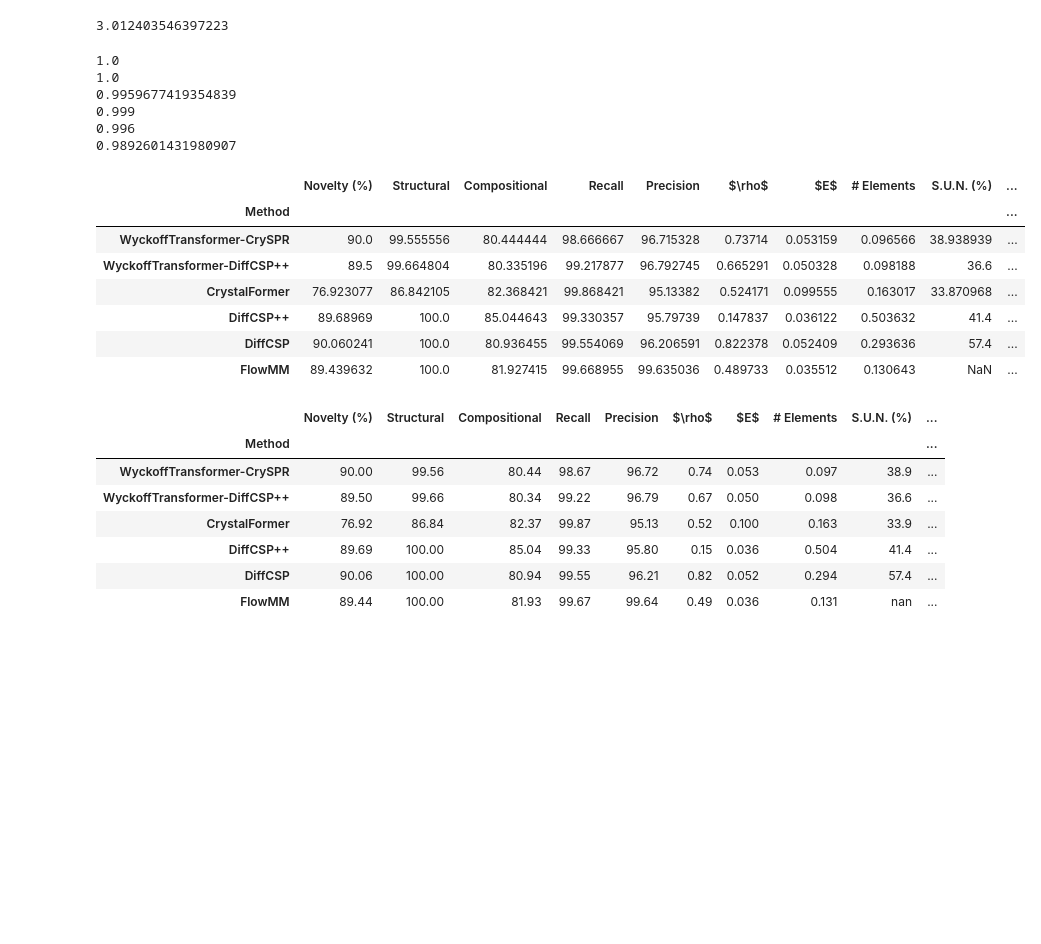
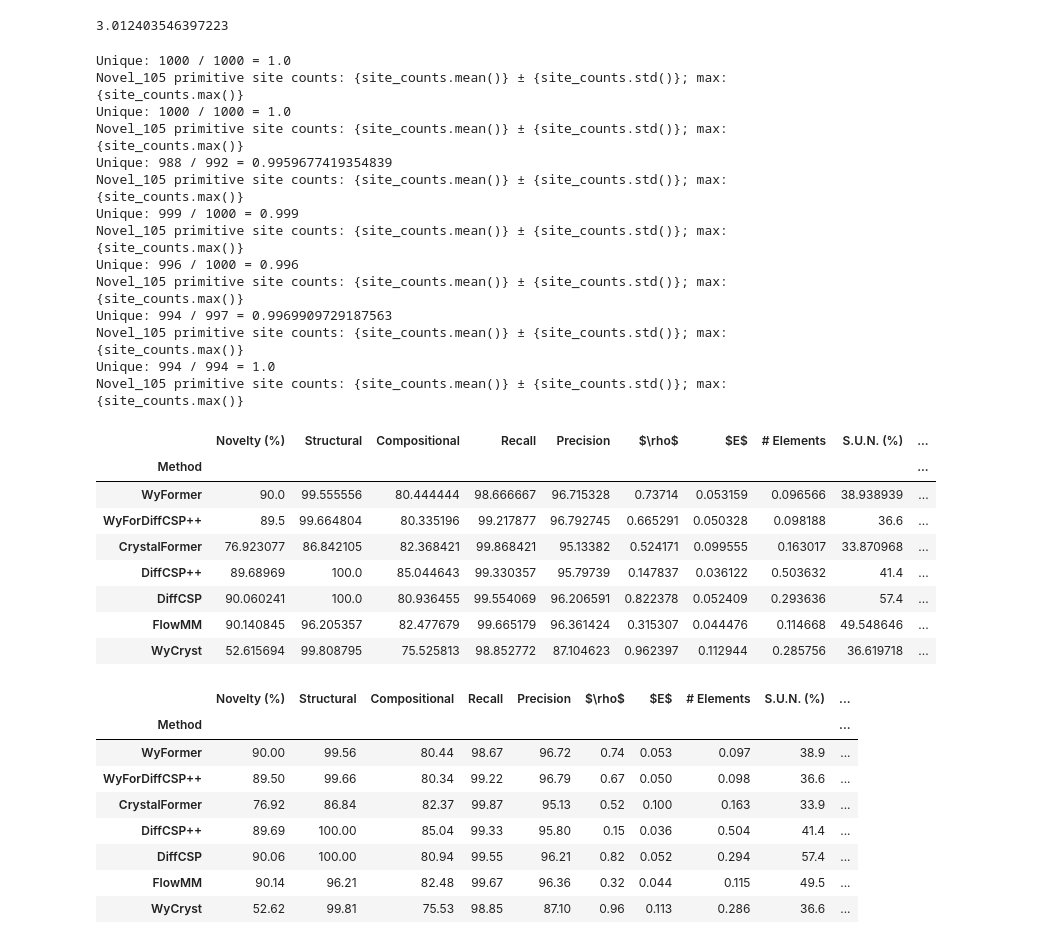
Before and after one commit to kedhip/WyckoffTransformer, a Jupyter notebook: MP_20_paper_eval.ipynb, the cells around one changed output. Saved outputs shown, nothing was run; the diff lists cells and outputs as text; code cells hidden in the pictures; blank space fills up the shorter version.

Commit message:
Novel data

```diff
--- a/MP_20_paper_eval.ipynb
+++ b/MP_20_paper_eval.ipynb
@@ -7,18 +15,27 @@ from evaluation.novelty import NoveltyFilter, filter_by_unique_structure
 # %%
 datasets = {
     #"WyckoffTransformer-raw": ("WyckoffTransformer",),
-    #"WyckoffTransformer-CrySPR": ("WyckoffTransformer", "CrySPR", "CHGNet_fix_release"),
-    #"WyckoffTransformer-DiffCSP++": ("WyckoffTransformer", "DiffCSP++", "CHGNet_fix"),
+    "WyFormer": ("WyckoffTransformer", "CrySPR", "CHGNet_fix_release"),
+    "WyForDiffCSP++": ("WyckoffTransformer", "DiffCSP++", "CHGNet_fix"),
     #"WyckoffTransformer-free": ("WyckoffTransformer", "CrySPR", "CHGNet_free"),
-    #"CrystalFormer": ("CrystalFormer", "CHGNet_fix_release"),
+    "CrystalFormer": ("CrystalFormer", "CHGNet_fix_release"),
     #"DiffCSP++ raw": ("DiffCSP++",),
-    #"DiffCSP++": ("DiffCSP++", "CHGNet_fix_release"),
-    #"DiffCSP": ("DiffCSP", "CHGNet_fix"),
+    "DiffCSP++": ("DiffCSP++", "CHGNet_fix_release"),
+    "DiffCSP": ("DiffCSP", "CHGNet_fix"),
     "FlowMM": ("FlowMM", "CHGNet_fix"),
     #"MP-20 train": ("split", "train"),
     #"MP-20 test": ("split", "test"),
 }
+raw_datasets = {
+    "WyFormer": ("WyckoffTransformer", "CrySPR", "CHGNet_fix_release"),
+    "WyFormerDiffCSP++": ("WyckoffTransformer", "DiffCSP++"),
+    "CrystalFormer": ("CrystalFormer",),
+    "DiffCSP++": ("DiffCSP++",),
+    "DiffCSP": ("DiffCSP",),
+    "FlowMM": ("FlowMM",),
+}
 # %%
 all_datasets = load_all_from_config(
-    datasets=list(datasets.values()) + [("split", "train"), ("split", "val"), ("split", "test")],
+    datasets=list(datasets.values()) + list(raw_datasets.values()) + \
+        [("split", "train"), ("split", "val"), ("split", "test"), ("WyckoffTransformer", "CrySPR", "CHGNet_fix")],
     dataset_name="mp_20")
@@ -62,6 +77,18 @@ mp_20.smact_validity.mean()
 mp_20.sites.apply(len).mean()
 # %% [output]
 3.012403546397223
+# %%
+from pathlib import Path
+novel_save_count = 105
+novel_save_path = Path("generated", "Dropbox", f"novel_{novel_save_count}")
+novel_save_path.mkdir(parents=True, exist_ok=True)
+# %%
+from pymatgen.io.cif import CifWriter
+from pymatgen.core import Structure
+
+def to_cif(structure: Structure) -> str:
+    cif_writer = CifWriter(structure.to_primitive())
+    return cif_writer.__str__()
 # %%
 table = pd.DataFrame(
     index=datasets.keys(), columns=[
@@ -77,7 +104,7 @@ unique_sample_size = 992
 for name, transformations in tqdm(datasets.items()):
     dataset = all_datasets[transformations]
     unique = filter_by_unique_structure(dataset.data)
-    print(len(unique) / len(dataset.data))
+    print(f"Unique: {len(unique)} / {len(dataset.data)} = {len(unique) / len(dataset.data)}")
     novel_template = ~unique.apply(evaluation.novelty.record_to_anonymous_fingerprint, axis=1).isin(train_w_template_set)
     table.loc[name, "Novel Template (%)"] = 100 * novel_template.mean()
     if transformations == ("split", "train"):
@@ -94,45 +121,62 @@ for name, transformations in tqdm(datasets.items()):
         table.loc[name, "Precision"] = 100 * cov_metrics["cov_precision"]
         novel = novel[novel.structural_validity]
         table.loc[name, r"$\rho$"] = test_evaluator.get_density_emd(novel)
         table.loc[name, "$E$"] = test_evaluator.get_cdvae_e_emd(novel)
         table.loc[name, "# Elements"] = test_evaluator.get_num_elements_emd(novel)
+    novel_cif = novel.structure.iloc[:novel_save_count].apply(to_cif)
+    site_counts = novel.structure.iloc[:novel_save_count].apply(lambda s: len(s.to_primitive().sites))
+    print(f"Novel_{novel_save_count} primitive site counts: "
+          f"{site_counts.mean()} ± {site_counts.std()}; max: {site_counts.max()}")
+    novel_cif.name = "cif"
+    cif_path = novel_save_path.joinpath(*transformations)
+    cif_path.mkdir(parents=True, exist_ok=True)
+    novel_cif.to_csv(cif_path.joinpath("cif.csv.gz"), index_label="index")
     table.loc[name, "P1 (%)"] = 100 * (novel.group == 1).mean()
     # table.loc[name, "# DoF"] = test_evaluator.get_dof_emd(novel)
     table.loc[name, "Space Group"] = test_evaluator.get_sg_chi2(novel)
     #try:
     #    table.loc[name, "SG preserved (%)"] = 100 * is_sg_preserved(novel.spacegroup_number, transformations).mean()
     #except KeyError:
     #    pass
     #table.loc[name, "Elements"] = test_evaluator.get_elements_chi2(novel)
     if "corrected_chgnet_ehull" in novel.columns:
         # S.U.N. is measured with respect to the initial structures
         has_ehull = dataset.data.corrected_chgnet_ehull.notna().sum()
         is_sun = (novel.corrected_chgnet_ehull <= E_hull_threshold)
         table.loc[name, "S.U.N. (%)"] = 100 * is_sun.sum() / has_ehull
         table.loc[name, "S.S.U.N. (%)"] = 100 * (is_sun & (novel.group != 1)).sum() / has_ehull
     if transformations == ("split", "train"):
         # Train forms the baseline of the hull
         test_dataset = all_datasets[("split", "test", "CHGNet_fix")].data
         test_with_ehull = test_dataset[test_dataset.corrected_chgnet_ehull.notna()]
         test_unique = filter_by_unique_structure(test_with_ehull)
         test_novel = novelty_filter.get_novel(test_unique)
         table.loc[name, "S.U.N. (%)"] = 100 * (test_novel.corrected_chgnet_ehull <= E_hull_threshold).sum() / len(test_with_ehull)
 table
 # %% [output]
-1.0
-1.0
-0.9959677419354839
-0.999
-0.996
-0.9892601431980907
+Unique: 1000 / 1000 = 1.0
+Novel_105 primitive site counts: {site_counts.mean()} ± {site_counts.std()}; max: {site_counts.max()}
+Unique: 1000 / 1000 = 1.0
+Novel_105 primitive site counts: {site_counts.mean()} ± {site_counts.std()}; max: {site_counts.max()}
+Unique: 988 / 992 = 0.9959677419354839
+Novel_105 primitive site counts: {site_counts.mean()} ± {site_counts.std()}; max: {site_counts.max()}
+Unique: 999 / 1000 = 0.999
+Novel_105 primitive site counts: {site_counts.mean()} ± {site_counts.std()}; max: {site_counts.max()}
+Unique: 996 / 1000 = 0.996
+Novel_105 primitive site counts: {site_counts.mean()} ± {site_counts.std()}; max: {site_counts.max()}
+Unique: 994 / 997 = 0.9969909729187563
+Novel_105 primitive site counts: {site_counts.mean()} ± {site_counts.std()}; max: {site_counts.max()}
+Unique: 994 / 994 = 1.0
+Novel_105 primitive site counts: {site_counts.mean()} ± {site_counts.std()}; max: {site_counts.max()}
 |  | Novelty (%) | Structural | Compositional | Recall | Precision | $\rho$ | $E$ | # Elements | S.U.N. (%) | ... |
 | Method |  |  |  |  |  |  |  |  |  | ... |
-| WyckoffTransformer-CrySPR | 90.0 | 99.555556 | 80.444444 | 98.666667 | 96.715328 | 0.73714 | 0.053159 | 0.096566 | 38.938939 | ... |
-| WyckoffTransformer-DiffCSP++ | 89.5 | 99.664804 | 80.335196 | 99.217877 | 96.792745 | 0.665291 | 0.050328 | 0.098188 | 36.6 | ... |
+| WyFormer | 90.0 | 99.555556 | 80.444444 | 98.666667 | 96.715328 | 0.73714 | 0.053159 | 0.096566 | 38.938939 | ... |
+| WyForDiffCSP++ | 89.5 | 99.664804 | 80.335196 | 99.217877 | 96.792745 | 0.665291 | 0.050328 | 0.098188 | 36.6 | ... |
 | CrystalFormer | 76.923077 | 86.842105 | 82.368421 | 99.868421 | 95.13382 | 0.524171 | 0.099555 | 0.163017 | 33.870968 | ... |
 | DiffCSP++ | 89.68969 | 100.0 | 85.044643 | 99.330357 | 95.79739 | 0.147837 | 0.036122 | 0.503632 | 41.4 | ... |
 | DiffCSP | 90.060241 | 100.0 | 80.936455 | 99.554069 | 96.206591 | 0.822378 | 0.052409 | 0.293636 | 57.4 | ... |
-| FlowMM | 89.439632 | 100.0 | 81.927415 | 99.668955 | 99.635036 | 0.489733 | 0.035512 | 0.130643 | NaN | ... |
+| FlowMM | 90.140845 | 96.205357 | 82.477679 | 99.665179 | 96.361424 | 0.315307 | 0.044476 | 0.114668 | 49.548646 | ... |
+| WyCryst | 52.615694 | 99.808795 | 75.525813 | 98.852772 | 87.104623 | 0.962397 | 0.112944 | 0.285756 | 36.619718 | ... |
 # %%
 table.to_csv("tables/paper_summary_table.csv")
 table.to_pickle("tables/paper_summary_table.pkl")
@@ -176,12 +220,13 @@ prettify(table)
 # %% [output]
 |  | Novelty (%) | Structural | Compositional | Recall | Precision | $\rho$ | $E$ | # Elements | S.U.N. (%) | ... |
 | Method |  |  |  |  |  |  |  |  |  | ... |
-| WyckoffTransformer-CrySPR | 90.00 | 99.56 | 80.44 | 98.67 | 96.72 | 0.74 | 0.053 | 0.097 | 38.9 | ... |
-| WyckoffTransformer-DiffCSP++ | 89.50 | 99.66 | 80.34 | 99.22 | 96.79 | 0.67 | 0.050 | 0.098 | 36.6 | ... |
+| WyFormer | 90.00 | 99.56 | 80.44 | 98.67 | 96.72 | 0.74 | 0.053 | 0.097 | 38.9 | ... |
+| WyForDiffCSP++ | 89.50 | 99.66 | 80.34 | 99.22 | 96.79 | 0.67 | 0.050 | 0.098 | 36.6 | ... |
 | CrystalFormer | 76.92 | 86.84 | 82.37 | 99.87 | 95.13 | 0.52 | 0.100 | 0.163 | 33.9 | ... |
 | DiffCSP++ | 89.69 | 100.00 | 85.04 | 99.33 | 95.80 | 0.15 | 0.036 | 0.504 | 41.4 | ... |
 | DiffCSP | 90.06 | 100.00 | 80.94 | 99.55 | 96.21 | 0.82 | 0.052 | 0.294 | 57.4 | ... |
-| FlowMM | 89.44 | 100.00 | 81.93 | 99.67 | 99.64 | 0.49 | 0.036 | 0.131 | nan | ... |
+| FlowMM | 90.14 | 96.21 | 82.48 | 99.67 | 96.36 | 0.32 | 0.044 | 0.115 | 49.5 | ... |
+| WyCryst | 52.62 | 99.81 | 75.53 | 98.85 | 87.10 | 0.96 | 0.113 | 0.286 | 36.6 | ... |
 # %%
 prettify(table.iloc[:, :9]).to_latex("tables/summary_similarity_raw.tex", siunitx=True, convert_css=True)
 prettify(table.iloc[:, 9:]).to_latex("tables/summary_symmetry_raw.tex", siunitx=True, convert_css=True)
```
Also changed, not shown: parts of 11 cells of this notebook, 25 other files.
